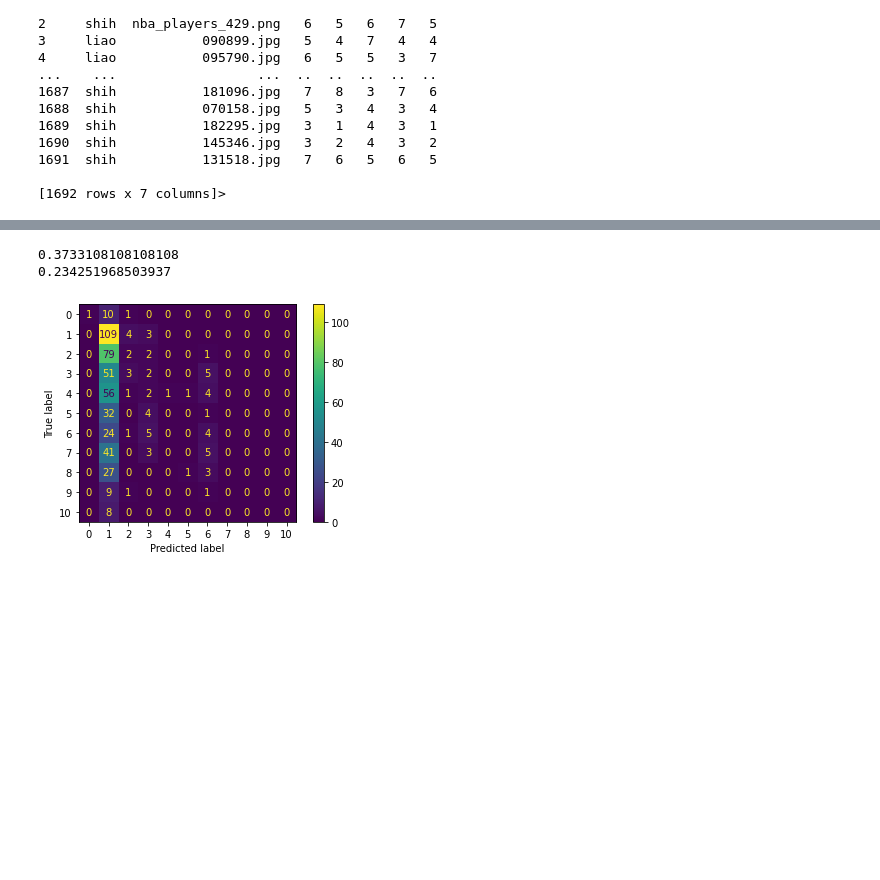
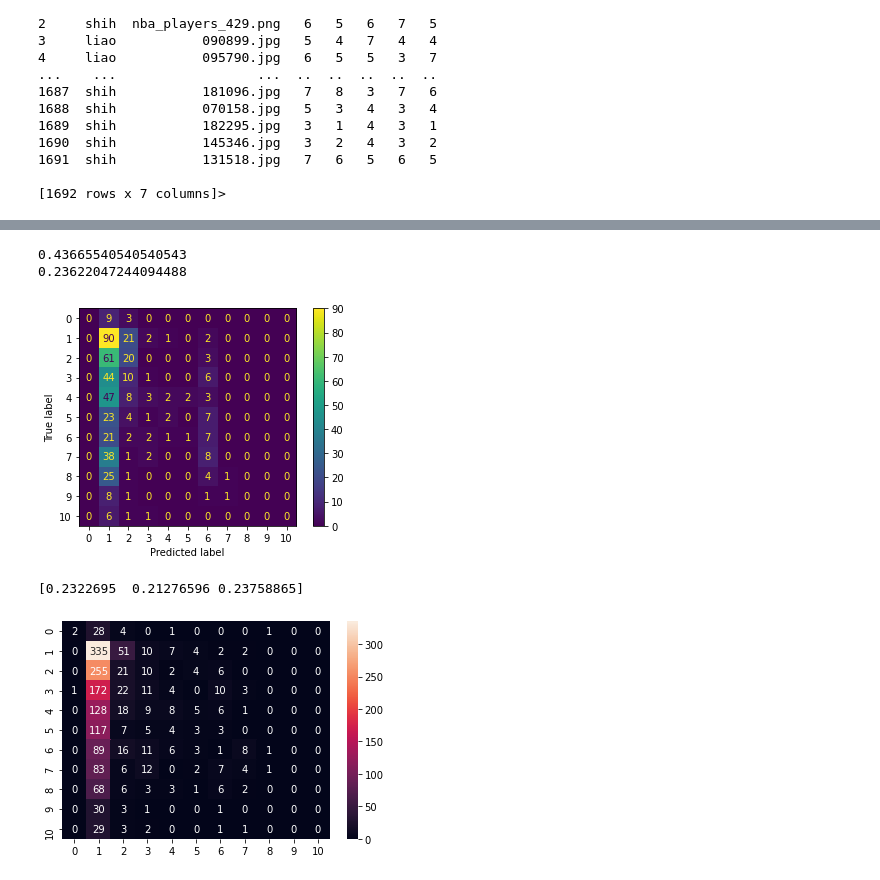
Before and after one commit to mcshih/ML_final_projecct, a Jupyter notebook: ml_project.ipynb, the cells around one changed output, grey strips where cells are left out. Cells and saved outputs as stored; diff of their text form; code cells hidden in the pictures; blank space fills up the shorter version.

```diff
--- a/ml_project.ipynb
+++ b/ml_project.ipynb
@@ -23,13 +24,28 @@ def load_img(path, csv_path):
     df = pd.read_csv(csv_path)
     img_list = df['image'].tolist()
     img_data_list = []
+    index = 0
     for item in tqdm(img_list):
         img_path = path + item
         img = cv2.imread(img_path)
-        gray = cv2.cvtColor(img, cv2.COLOR_BGR2GRAY)
-        gray = cv2.resize(gray, (89, 109), interpolation=cv2.INTER_AREA)
+        '''
+        if index is 0:
+            plt.imshow(img)
+            plt.title('origin image')
+            plt.show()
+        '''
+        #gray = cv2.cvtColor(img, cv2.COLOR_BGR2GRAY)
+        gray = cv2.resize(img, (89, 109), interpolation=cv2.INTER_AREA)
+        '''
         fd, hog_image = feature.hog(gray, visualize=True)
+        if index is 0:
+            plt.imshow(hog_image)
+            plt.title('hog image')
+            plt.show()
+            index += 1
         img_data_list.append(hog_image.flatten())
+        '''
+        img_data_list.append(gray.flatten())
     return img_data_list
 # %%
 csv_path = "all_records.csv"
@@ -62,7 +78,7 @@ X_train3, X_test3, y_train3, y_test3 = train_test_split(img_info, df['ma'], test
 X_train4, X_test4, y_train4, y_test4 = train_test_split(img_info, df['sp'], test_size=0.3,random_state=109)
 X_train5, X_test5, y_train5, y_test5 = train_test_split(img_info, df['cr'], test_size=0.3,random_state=109)
 # %%
-def clf_testing(X_train, X_test, y_train, y_test):
+def clf_testing(X, y, X_train, X_test, y_train, y_test):
     clf = make_pipeline(StandardScaler(), SVC(gamma='auto'))
     clf.fit(X_train, y_train)
 
@@ -70,4 +86,9 @@ def clf_testing(X_train, X_test, y_train, y_test):
     print(clf.score(X_test, y_test))
     plot_confusion_matrix(clf, X_test, y_test)
     plt.show()
+
+    y_pred = cross_val_predict(clf, X, y, cv=3)
+    print(cross_val_score(clf, X, y, cv = 3))
+    sn.heatmap(confusion_matrix(y, y_pred), annot=True, fmt="d")
+    plt.show()
 # %%
@@ -85,7 +110,9 @@ clf_testing(X_train2, X_test2, y_train2, y_test2)
 # %%
-clf_testing(X_train3, X_test3, y_train3, y_test3)
+clf_testing(img_info, df['ma'], X_train3, X_test3, y_train3, y_test3)
 # %% [output]
-0.3733108108108108
-0.234251968503937
+0.43665540540540543
+0.23622047244094488
-[figure, old version]
+[figure, new version]
+[0.2322695  0.21276596 0.23758865]
+[figure, added]
 # %%
```
Also changed, not shown: parts of 6 cells of this notebook.
